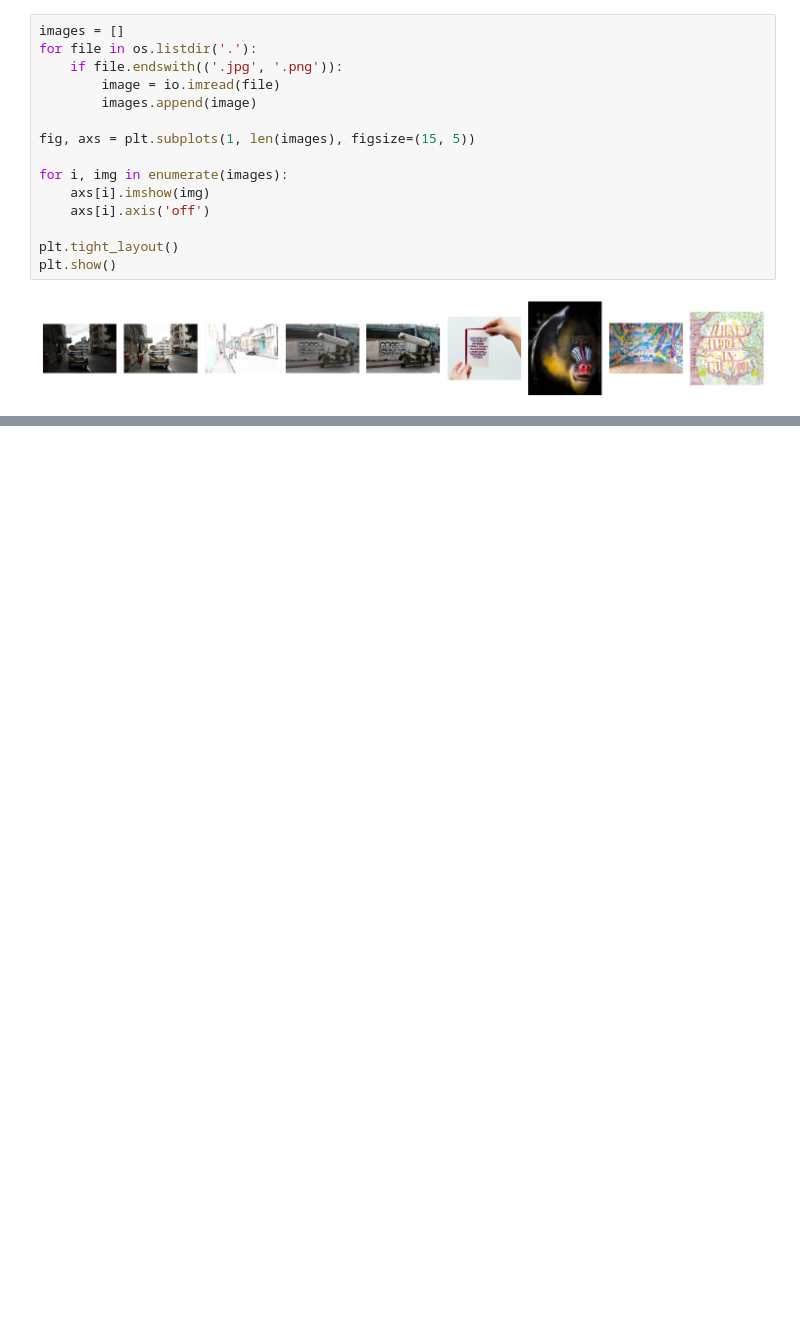
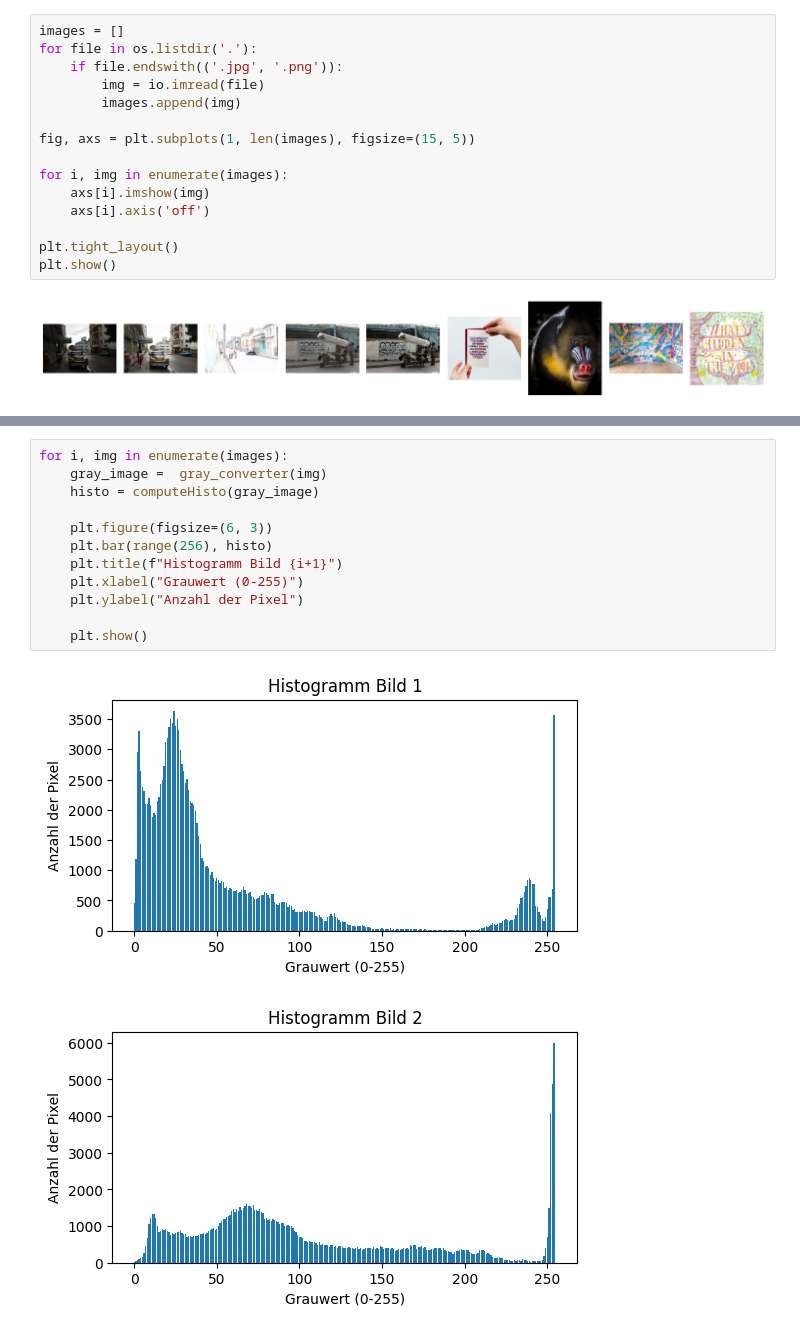
Before and after one commit to ellen313/2D-Computer-Vision, a Jupyter notebook: Abgabe_1/abgabe1.ipynb, the cells around one changed output, grey strips where cells are left out. Saved outputs shown, nothing was run; the diff lists cells and outputs as text; blank space fills up the shorter version.

```diff
--- a/Abgabe_1/abgabe1.ipynb
+++ b/Abgabe_1/abgabe1.ipynb
@@ -70,8 +71,8 @@ plt.show()
 images = []
 for file in os.listdir('.'):
     if file.endswith(('.jpg', '.png')):
-        image = io.imread(file)
-        images.append(image)
+        img = io.imread(file)
+        images.append(img)
 
 fig, axs = plt.subplots(1, len(images), figsize=(15, 5))
 
@@ -85,0 +138,15 @@ plt.show()
+# %%
+for i, img in enumerate(images):
+    gray_image =  gray_converter(img)
+    histo = computeHisto(gray_image)
+
+    plt.figure(figsize=(6, 3))
+    plt.bar(range(256), histo)
+    plt.title(f"Histogramm Bild {i+1}")
+    plt.xlabel("Grauwert (0-255)")
+    plt.ylabel("Anzahl der Pixel")
+
+    plt.show()
+# %% [output]
+[figure, added]
+[figure, added]
```
Also changed, not shown: parts of 7 cells of this notebook.
